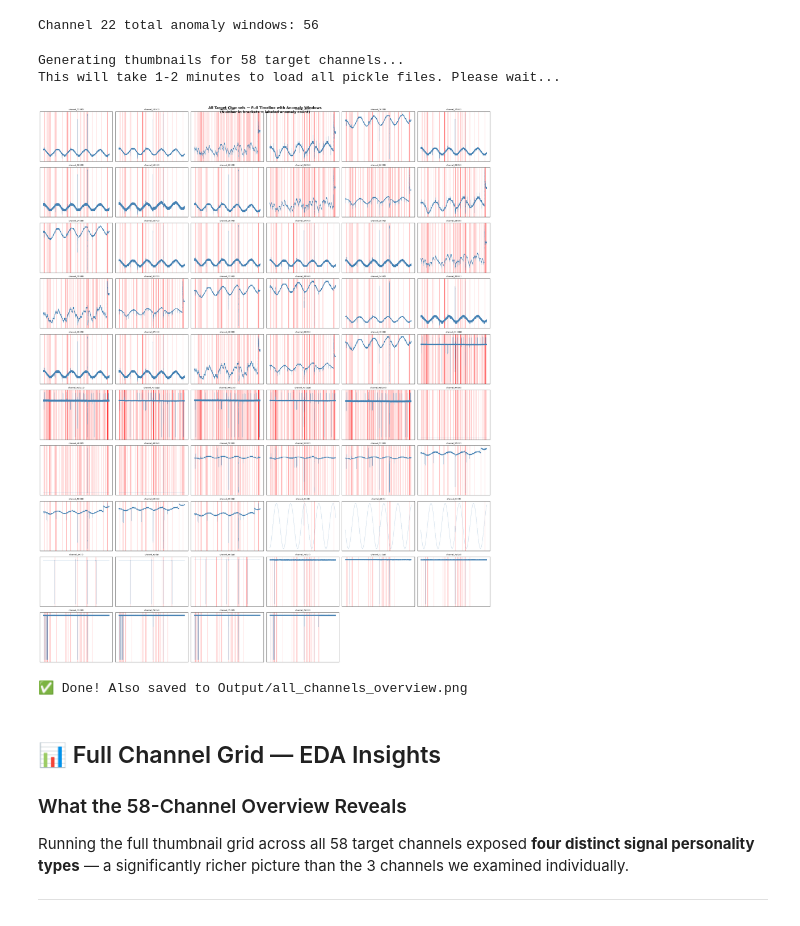
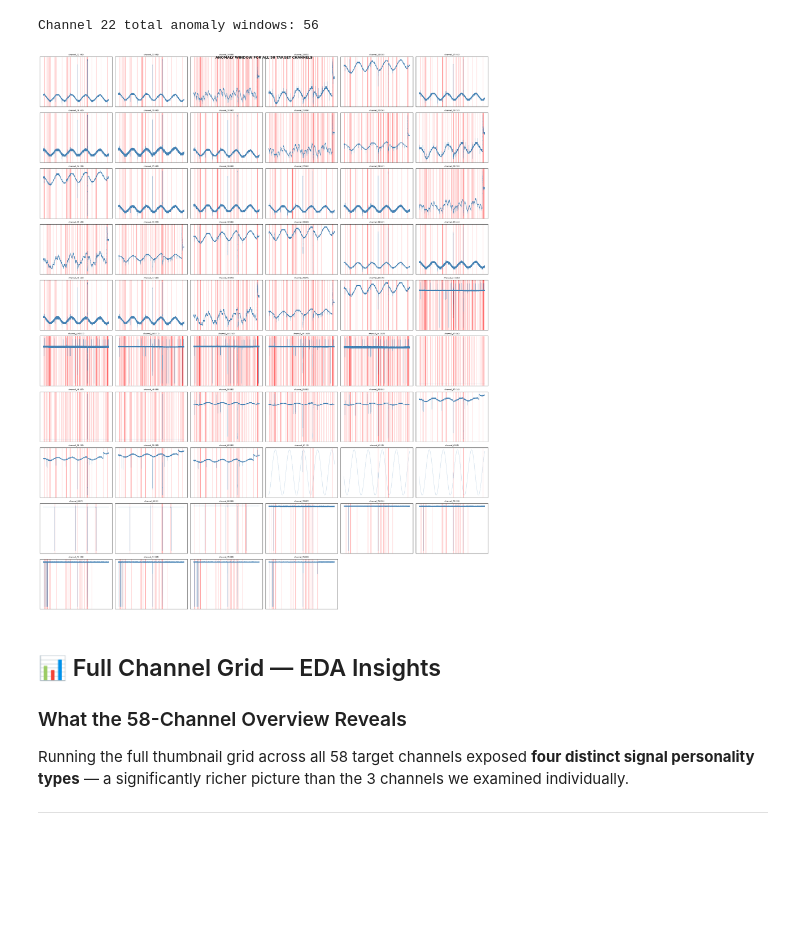
Before and after one commit to ShivamMohite-dev/Beacon, a Jupyter notebook: Notebooks/001_ESA_EDA.ipynb, the cells around one changed output. Drawn from its saved outputs; the diff is of its cells as text; code cells hidden in the pictures; blank space fills up the shorter version.

```diff
--- a/Notebooks/001_ESA_EDA.ipynb
+++ b/Notebooks/001_ESA_EDA.ipynb
@@ -401,15 +338,10 @@ plt.show()
 # %%
 # Cell 8 — Channel 41 Anomaly Window Visualization
 ch41_anomalies = df_labels[df_labels['Channel'] == 'channel_41']
-
 fig, ax = plt.subplots(figsize=(18, 4))
-ax.plot(df_ch41.index, df_ch41['channel_41'],
-        linewidth=0.4, color='steelblue')
-
+ax.plot(df_ch41.index, df_ch41['channel_41'],linewidth=0.4, color='steelblue')
 for _, row in ch41_anomalies.iterrows():
-    ax.axvspan(row['StartTime'], row['EndTime'],
-               color='red', alpha=0.3)
-
+    ax.axvspan(row['StartTime'], row['EndTime'],color='red', alpha=0.3)
 ax.set_title(f"Channel 41 — Full Timeline with Anomaly Windows ({len(ch41_anomalies)} events)")
 ax.set_xlabel("Time")
 ax.set_ylabel("Normalized Value")
@@ -420,21 +352,15 @@ plt.show()
 # %%
 # Cell 9 — Channel 16 Anomaly Window Visualization
 ch16_anomalies = df_labels[df_labels['Channel'] == 'channel_16']
-
 fig, ax = plt.subplots(figsize=(18, 4))
-ax.plot(df_ch16.index, df_ch16['channel_16'],
-        linewidth=0.4, color='green')
-
+ax.plot(df_ch16.index, df_ch16['channel_16'],linewidth=0.4, color='green')
 for _, row in ch16_anomalies.iterrows():
-    ax.axvspan(row['StartTime'], row['EndTime'],
-               color='red', alpha=0.3)
-
+    ax.axvspan(row['StartTime'], row['EndTime'],color='red', alpha=0.3)
 ax.set_title(f"Channel 16 — Full Timeline with Anomaly Windows ({len(ch16_anomalies)} events)")
 ax.set_xlabel("Time")
 ax.set_ylabel("Normalized Value")
 plt.tight_layout()
 plt.show()
-
 print(f"Channel 16 total anomaly windows: {len(ch16_anomalies)}")
 # %% [output]
 [figure]
@@ -442,28 +368,20 @@ Channel 16 total anomaly windows: 38
 # %%
 # Cell  — Channel 22 Anomaly Window Visualization
 ch22_anomalies = df_labels[df_labels['Channel'] == 'channel_22']
-
 fig, ax = plt.subplots(figsize=(18, 4))
-ax.plot(df_ch22.index, df_ch22['channel_22'],
-        linewidth=0.4, color='green')
-
+ax.plot(df_ch22.index, df_ch22['channel_22'],linewidth=0.4, color='green')
 for _, row in ch22_anomalies.iterrows():
-    ax.axvspan(row['StartTime'], row['EndTime'],
-               color='red', alpha=0.3)
-
+    ax.axvspan(row['StartTime'], row['EndTime'],color='red', alpha=0.3)
 ax.set_title(f"Channel 22 — Full Timeline with Anomaly Windows ({len(ch22_anomalies)} events)")
 ax.set_xlabel("Time")
 ax.set_ylabel("Normalized Value")
 plt.tight_layout()
 plt.show()
-
 print(f"Channel 22 total anomaly windows: {len(ch22_anomalies)}")
 # %% [output]
 [figure]
 Channel 22 total anomaly windows: 56
 # %%
-# UNCOMMENT THE BELOW CELL TO GENERATE ANOMALY WINDOW THUMBNAILS FOR ALL 76 CHANNELS
-'''
 # ANOMALY WINDOW THUMBNAILS FOR ALL 76 CHANNELS
 import math
 target_channels = df_channels[df_channels['Target'] == 'YES']['Channel'].tolist() # Get all target channels (YES only — 58 channels)
@@ -472,39 +390,35 @@ n_cols = 6
 n_rows = math.ceil(len(target_channels) / n_cols)
 fig, axes = plt.subplots(n_rows, n_cols, figsize=(24, n_rows * 3))
 axes = axes.flatten()
 for i, ch_name in enumerate(sorted(target_channels)):
     ax = axes[i]
     try:
         # Load channel
         ch_path = os.path.join(channels_folder, f"{ch_name}/{ch_name}")
         df_ch = pd.read_pickle(ch_path)
         # Plot signal
         ax.plot(df_ch.index, df_ch[ch_name],
                 linewidth=0.3, color='steelblue')
         # Overlay anomaly windows
         ch_anomalies = df_labels[df_labels['Channel'] == ch_name]
         for _, row in ch_anomalies.iterrows():
             ax.axvspan(row['StartTime'], row['EndTime'],
                        color='red', alpha=0.25)
         ax.set_title(f"{ch_name} ({len(ch_anomalies)})", fontsize=7)
         ax.set_xticks([])
         ax.set_yticks([])
     except Exception as e:
         ax.set_title(f"{ch_name} — ERROR", fontsize=7)
         ax.axis('off')
 # Hide unused subplots
 for j in range(len(target_channels), len(axes)):
     axes[j].axis('off')
 plt.suptitle("ANOMALY WINDOW FOR ALL 58 TARGET CHANNELS",fontsize=13, fontweight='bold')
 plt.tight_layout()
-plt.savefig('../Output/all_channels_overview.png', dpi=150, bbox_inches='tight')
+# plt.savefig('../Output/all_channels_overview.png', dpi=150, bbox_inches='tight') #Uncomment this line to save the figure as a PNG file
 plt.show()
-'''
 # %% [output]
-Generating thumbnails for 58 target channels...
-This will take 1-2 minutes to load all pickle files. Please wait...
-[figure, old version]
+[figure, new version]
-✅ Done! Also saved to Output/all_channels_overview.png
 # %% [markdown]
 ## 📊 Full Channel Grid — EDA Insights
 
```
Also changed, not shown: parts of 19 cells of this notebook.
